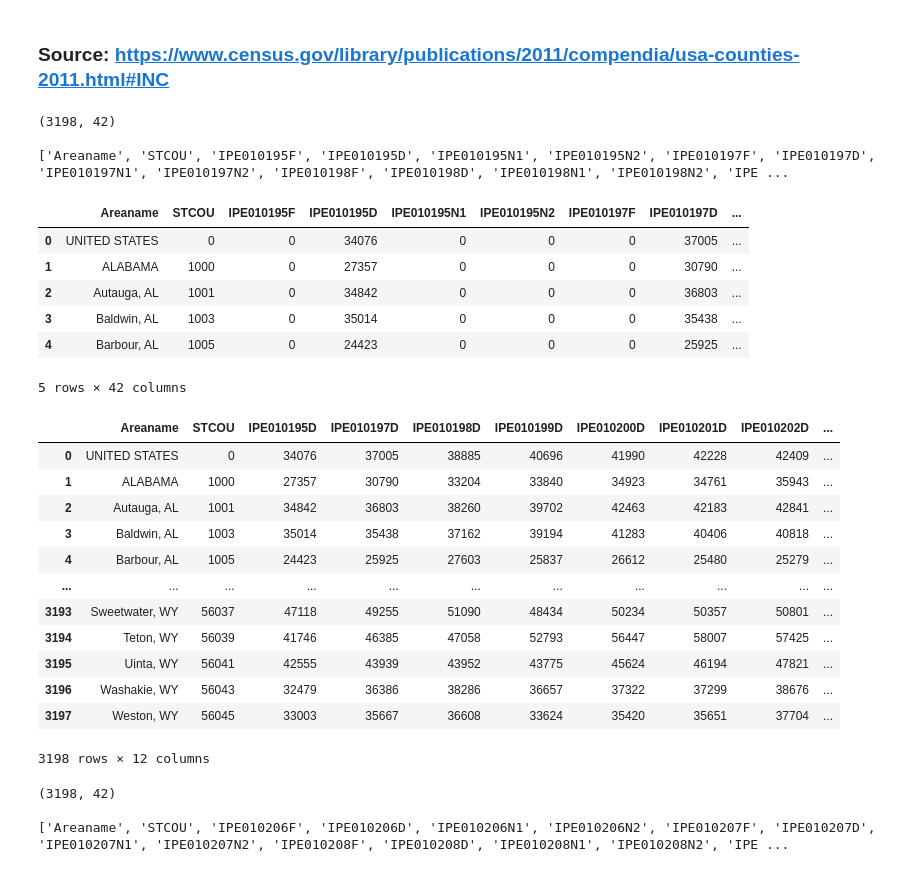
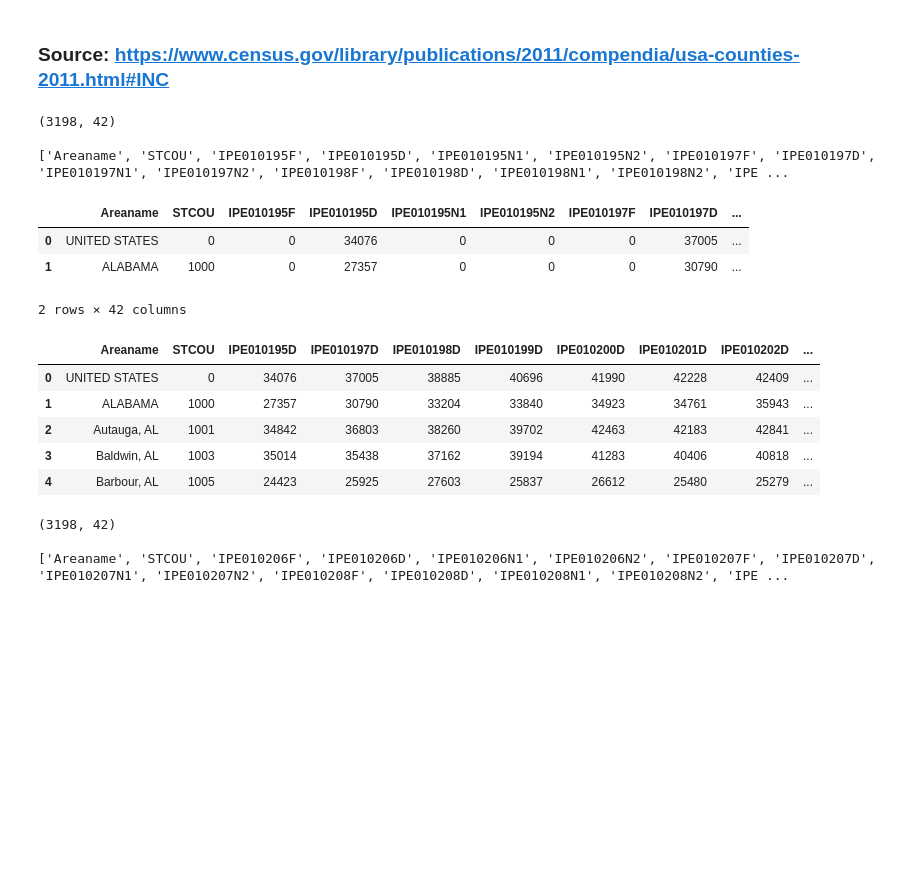
Before and after one commit to ncsa/CPRHD_WNV_GI, a Jupyter notebook: WNV-SocioEconomicFeatures-Vinu.ipynb, the cells around one changed output. Drawn from its saved outputs; the diff is of its cells as text; code cells hidden in the pictures; blank space fills up the shorter version.

```diff
--- a/WNV-SocioEconomicFeatures-Vinu.ipynb
+++ b/WNV-SocioEconomicFeatures-Vinu.ipynb
@@ -7,7 +7,7 @@ s1 = pd.read_excel("IPE01.xls", "Sheet1")
 # %%
 print(s1.shape, "\n")
 print(list(s1.columns))
-s1.head(5)
+s1.head(2)
 # %% [output]
 (3198, 42)
 
@@ -15,10 +15,7 @@ s1.head(5)
 |  | Areaname | STCOU | IPE010195F | IPE010195D | IPE010195N1 | IPE010195N2 | IPE010197F | IPE010197D | ... |
 | 0 | UNITED STATES | 0 | 0 | 34076 | 0 | 0 | 0 | 37005 | ... |
 | 1 | ALABAMA | 1000 | 0 | 27357 | 0 | 0 | 0 | 30790 | ... |
-| 2 | Autauga, AL | 1001 | 0 | 34842 | 0 | 0 | 0 | 36803 | ... |
-| 3 | Baldwin, AL | 1003 | 0 | 35014 | 0 | 0 | 0 | 35438 | ... |
-| 4 | Barbour, AL | 1005 | 0 | 24423 | 0 | 0 | 0 | 25925 | ... |
-5 rows × 42 columns
+2 rows × 42 columns
 # %%
 ##Column descriptions: Sheet 1
 
@@ -37,28 +34,22 @@ s1.head(5)
 # %%
 #Columns to drop in sheet 1
 cols_drop_1 = ['IPE010195F', 'IPE010195N1', 'IPE010195N2',
                'IPE010197F', 'IPE010197N1', 'IPE010197N2', 'IPE010198F',
                'IPE010198N1', 'IPE010198N2', 'IPE010199F', 'IPE010199N1', 'IPE010199N2',
                'IPE010200F', 'IPE010200N1', 'IPE010200N2', 'IPE010201F',
                'IPE010201N1', 'IPE010201N2', 'IPE010202F', 'IPE010202N1', 'IPE010202N2',
                'IPE010203F', 'IPE010203N1', 'IPE010203N2', 'IPE010204F',
                'IPE010204N1', 'IPE010204N2', 'IPE010205F', 'IPE010205N1', 'IPE010205N2']
 
-s1.drop(columns = cols_drop_1, axis = 1)
+s1 = s1.drop(columns = cols_drop_1, axis = 1)
+s1.head(5)
 # %% [output]
 |  | Areaname | STCOU | IPE010195D | IPE010197D | IPE010198D | IPE010199D | IPE010200D | IPE010201D | IPE010202D | ... |
 | 0 | UNITED STATES | 0 | 34076 | 37005 | 38885 | 40696 | 41990 | 42228 | 42409 | ... |
 | 1 | ALABAMA | 1000 | 27357 | 30790 | 33204 | 33840 | 34923 | 34761 | 35943 | ... |
 | 2 | Autauga, AL | 1001 | 34842 | 36803 | 38260 | 39702 | 42463 | 42183 | 42841 | ... |
 | 3 | Baldwin, AL | 1003 | 35014 | 35438 | 37162 | 39194 | 41283 | 40406 | 40818 | ... |
 | 4 | Barbour, AL | 1005 | 24423 | 25925 | 27603 | 25837 | 26612 | 25480 | 25279 | ... |
-| ... | ... | ... | ... | ... | ... | ... | ... | ... | ... | ... |
-| 3193 | Sweetwater, WY | 56037 | 47118 | 49255 | 51090 | 48434 | 50234 | 50357 | 50801 | ... |
-| 3194 | Teton, WY | 56039 | 41746 | 46385 | 47058 | 52793 | 56447 | 58007 | 57425 | ... |
-| 3195 | Uinta, WY | 56041 | 42555 | 43939 | 43952 | 43775 | 45624 | 46194 | 47821 | ... |
-| 3196 | Washakie, WY | 56043 | 32479 | 36386 | 38286 | 36657 | 37322 | 37299 | 38676 | ... |
-| 3197 | Weston, WY | 56045 | 33003 | 35667 | 36608 | 33624 | 35420 | 35651 | 37704 | ... |
-3198 rows × 12 columns
 # %%
 s2 = pd.read_excel("IPE01.xls", "Sheet2")
 s3 = pd.read_excel("IPE01.xls", "Sheet3")
```
Also changed, not shown: parts of 19 cells of this notebook.
